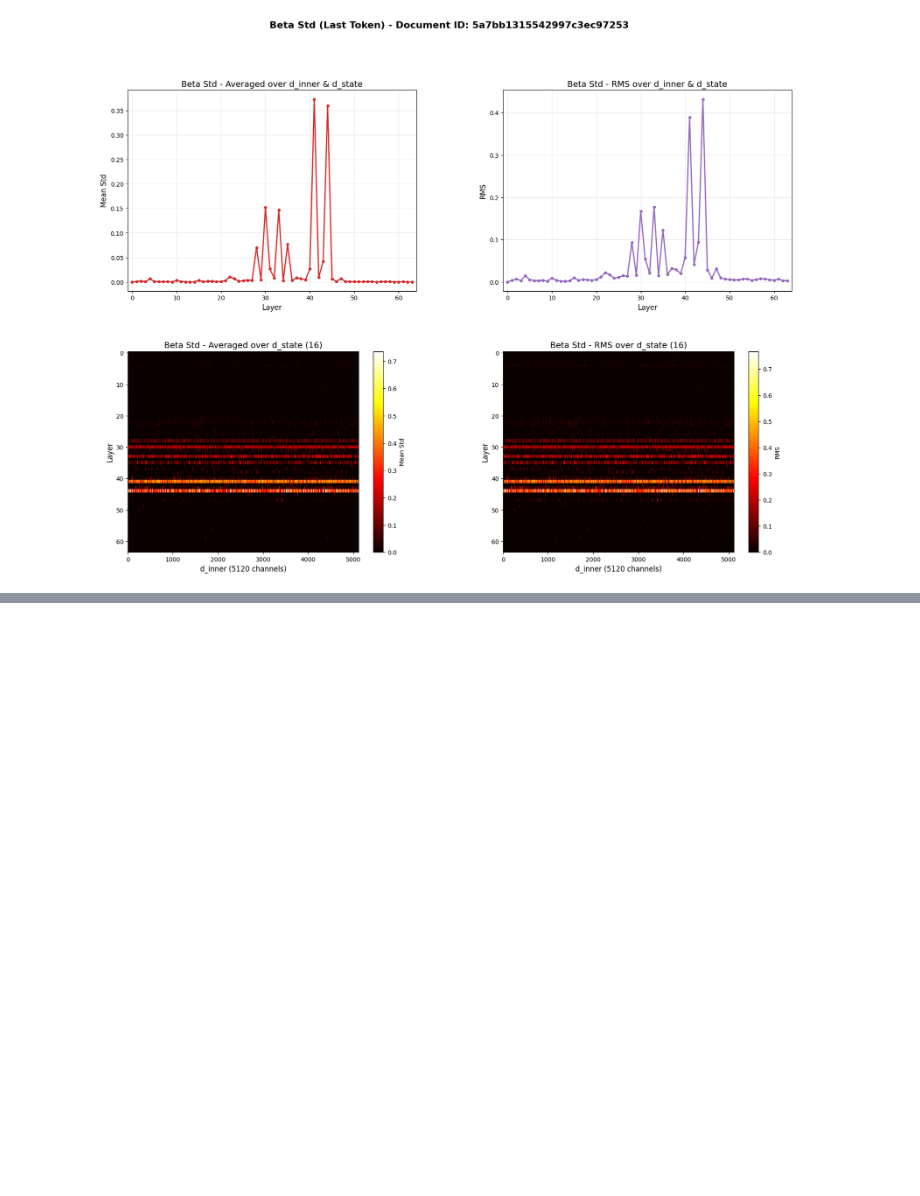
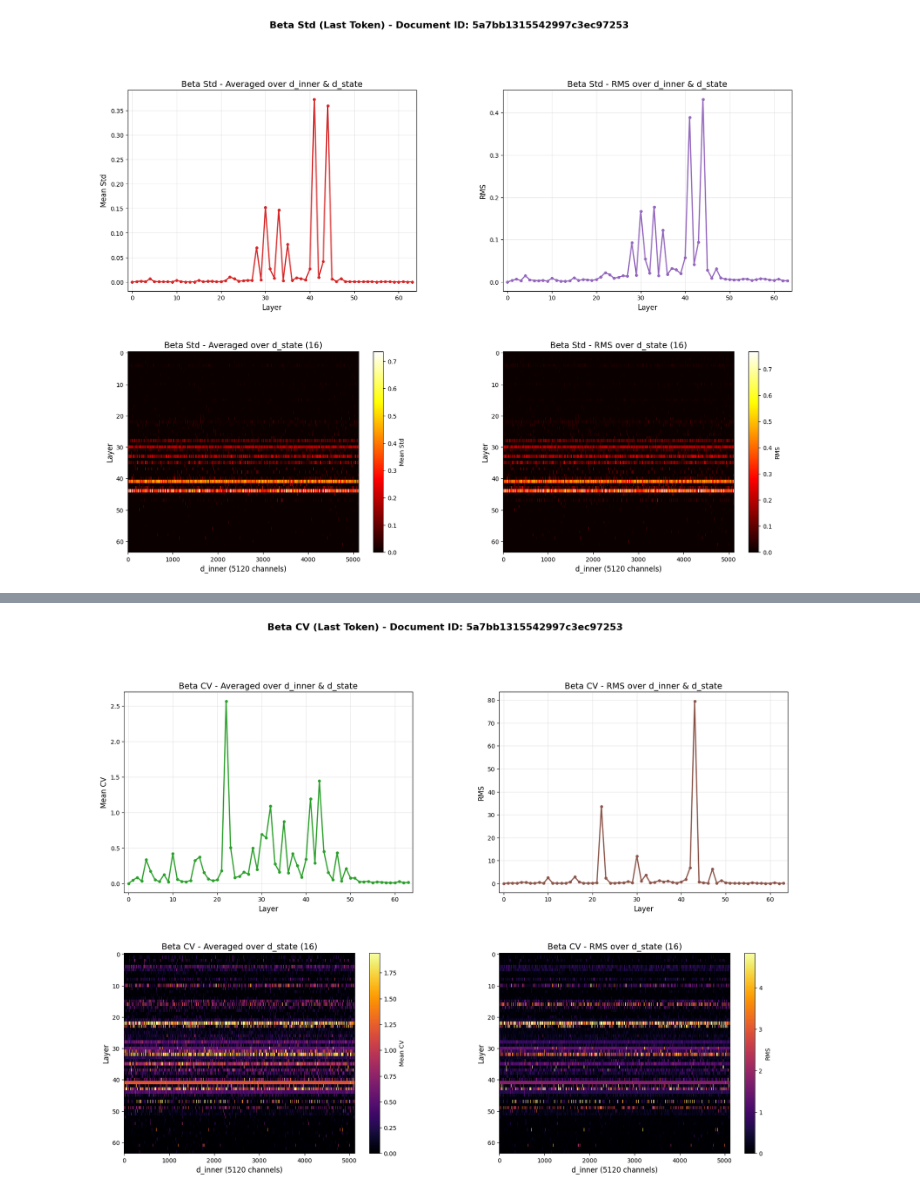
Before and after one commit to hlife0/mamba-autodl, a Jupyter notebook: attention_difference/explore_attdiff.ipynb, the cells around one changed output, grey strips where cells are left out. Cells and saved outputs as stored; diff of their text form; code cells hidden in the pictures; blank space fills up the shorter version.

```diff
--- a/attention_difference/explore_attdiff.ipynb
+++ b/attention_difference/explore_attdiff.ipynb
@@ -322,0 +406,77 @@ Beta std RMS over d_state range: [0.000000, 0.766934]
+# %%
+# Visualize Beta CV (Coefficient of Variation, last token only) - CV = std / mean
+# First calculate CV at each point, then reduce across dimensions
+beta_mean = data['beta_mean']  # [64, 4, 5120, 16]
+beta_var = data['beta_var']  # [64, 4, 5120, 16]
+
+beta_mean_last = beta_mean[:, -1, :, :]  # Take only last token: [64, 5120, 16]
+beta_var_last = beta_var[:, -1, :, :]  # Take only last token: [64, 5120, 16]
+
+# Convert variance to standard deviation
+beta_std_last = torch.sqrt(beta_var_last)  # [64, 5120, 16]
+
+# Calculate CV at each point: CV = std / mean (with epsilon to avoid division by zero)
+epsilon = 1e-8
+beta_cv_last = beta_std_last / (torch.abs(beta_mean_last) + epsilon)  # [64, 5120, 16]
+
+# Average across d_inner (5120) and d_state (16) dimensions for overall view
+beta_cv_avg_all = beta_cv_last.mean(dim=(1, 2)).cpu().numpy()  # [64]
+beta_cv_rms_all = torch.sqrt((beta_cv_last ** 2).mean(dim=(1, 2))).cpu().numpy()  # [64]
+
+# Average and RMS across d_state (16) only, keeping layer and d_inner
+beta_cv_avg_dstate = beta_cv_last.mean(dim=2).cpu().numpy()  # [64, 5120]
+beta_cv_rms_dstate = torch.sqrt((beta_cv_last ** 2).mean(dim=2)).cpu().numpy()  # [64, 5120]
+
+print(f"Beta CV (last token) shape: {beta_cv_last.shape}")
+print(f"Beta CV avg over all: {beta_cv_avg_all.shape}")
+print(f"Beta CV avg over d_state: {beta_cv_avg_dstate.shape}")
+print(f"Beta CV avg over d_state range: [{beta_cv_avg_dstate.min():.6f}, {beta_cv_avg_dstate.max():.6f}]")
+print(f"Beta CV RMS over d_state range: [{beta_cv_rms_dstate.min():.6f}, {beta_cv_rms_dstate.max():.6f}]")
+
+# Create figure with 2x2 subplots
+fig, axes = plt.subplots(2, 2, figsize=(20, 14),
+                         gridspec_kw={'hspace': 0.3, 'wspace': 0.3})
+
+# Add main title with doc2_id
+fig.suptitle(f"Beta CV (Last Token) - Document ID: {data['doc2_id']}",
+             fontsize=16, fontweight='bold', y=0.995)
+
+# Top Left: Overall Mean across layers
+axes[0, 0].plot(beta_cv_avg_all, marker='o', linewidth=2, markersize=4, color='#2ca02c')
+axes[0, 0].set_xlabel('Layer', fontsize=12)
+axes[0, 0].set_ylabel('Mean CV', fontsize=12)
+axes[0, 0].set_title('Beta CV - Averaged over d_inner & d_state', fontsize=14)
+axes[0, 0].grid(True, alpha=0.3)
+axes[0, 0].set_xlim(-1, 64)
+
+# Top Right: Overall RMS across layers
+axes[0, 1].plot(beta_cv_rms_all, marker='o', linewidth=2, markersize=4, color='#8c564b')
+axes[0, 1].set_xlabel('Layer', fontsize=12)
+axes[0, 1].set_ylabel('RMS', fontsize=12)
+axes[0, 1].set_title('Beta CV - RMS over d_inner & d_state', fontsize=14)
+axes[0, 1].grid(True, alpha=0.3)
+axes[0, 1].set_xlim(-1, 64)
+
+# Bottom Left: Heatmap - Average over d_state (use percentile for better contrast)
+vmin_avg = np.percentile(beta_cv_avg_dstate, 1)
+vmax_avg = np.percentile(beta_cv_avg_dstate, 99)
+im1 = axes[1, 0].imshow(beta_cv_avg_dstate, aspect='auto', cmap='inferno',
+                        interpolation='nearest', vmin=vmin_avg, vmax=vmax_avg)
+axes[1, 0].set_xlabel('d_inner (5120 channels)', fontsize=12)
+axes[1, 0].set_ylabel('Layer', fontsize=12)
+axes[1, 0].set_title('Beta CV - Averaged over d_state (16)', fontsize=14)
+plt.colorbar(im1, ax=axes[1, 0], label='Mean CV')
+
+# Bottom Right: Heatmap - RMS over d_state (use percentile for better contrast)
+vmin_rms = np.percentile(beta_cv_rms_dstate, 1)
+vmax_rms = np.percentile(beta_cv_rms_dstate, 99)
+im2 = axes[1, 1].imshow(beta_cv_rms_dstate, aspect='auto', cmap='inferno',
+                        interpolation='nearest', vmin=vmin_rms, vmax=vmax_rms)
+axes[1, 1].set_xlabel('d_inner (5120 channels)', fontsize=12)
+axes[1, 1].set_ylabel('Layer', fontsize=12)
+axes[1, 1].set_title('Beta CV - RMS over d_state (16)', fontsize=14)
+plt.colorbar(im2, ax=axes[1, 1], label='RMS')
+
+plt.tight_layout()
+plt.show()
+# %% [output]
@@ -322,0 +488 @@ Beta std RMS over d_state range: [0.000000, 0.766934]
+[figure, added]
```
Also changed, not shown: parts of 2 cells of this notebook, 29 other files.
